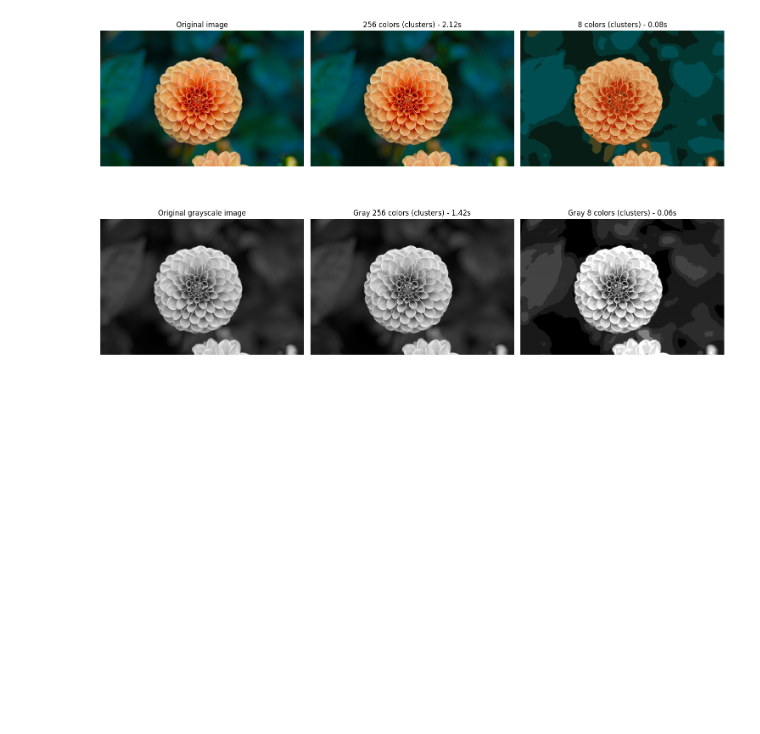
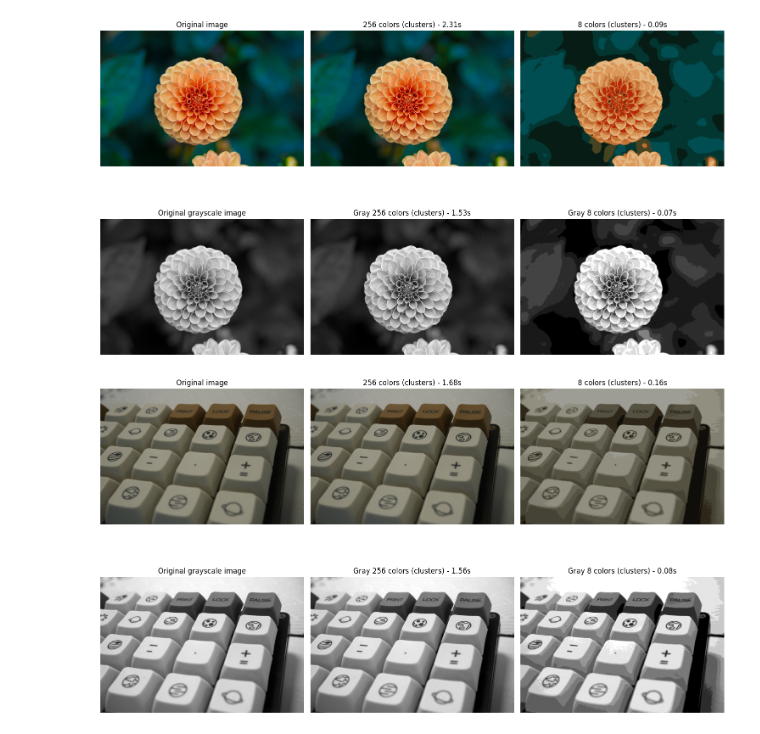
Before and after one commit to CharlyMech/IEDIB_CEIA_2024-25, a Jupyter notebook: Sistemas de Aprendizaje automatico/Bloque 4/Actividades/4.1/carlos_sanchez_recio_task.ipynb, the cells around one changed output. Drawn from its saved outputs; the diff is of its cells as text; code cells hidden in the pictures; blank space fills up the shorter version.

Commit message:
feat: custom image example

```diff
--- a/Sistemas de Aprendizaje automatico/Bloque 4/Actividades/4.1/carlos_sanchez_recio_task.ipynb
+++ b/Sistemas de Aprendizaje automatico/Bloque 4/Actividades/4.1/carlos_sanchez_recio_task.ipynb
@@ -207,3 +207,80 @@ plt.tight_layout()
 plt.show()
 # %% [output]
 [figure]
+# %%
+from PIL import Image
+import requests
+from io import BytesIO
+
+# Thois metod requests the image from the URL and returns it as a numpy array
+def get_image(url):
+	response = requests.get(url)
+	img = Image.open(BytesIO(response.content))
+	img = np.array(img, dtype=np.float64) / 255
+	return img
+
+# Example usage:
+IMAGE_URL = 'https://i.ibb.co/kQdQRRm/kb-mage-min.png' #! It needs to be a PNG image
+custom_image = get_image(IMAGE_URL)
+
+# Repeat the same proces as before
+custom_image_shape = custom_image.shape
+width, height, depth = tuple(custom_image_shape)
+assert depth == 3 # Should return 3 float/int numbers representing wifth, height and depth
+custom_image_array = np.reshape(custom_image, (width * height, depth))
+
+# Convert image to grayscale
+custom_image_gray = np.dot(custom_image[...,:3], [0.2989, 0.5870, 0.1140])
+custom_image_array_gray = np.reshape(custom_image_gray, (w * h, 1))
+
+plt.figure(figsize=(15, 10))
+
+# Original Image
+plt.subplot(2, 3, 1)
+plt.axis('off')
+plt.title(f'Original image')
+plt.imshow(custom_image)
+
+# Original Image with High number of clusters
+t = time() # Start time to calculate the time it takes to compress the image
+kmeans_high_color, labels_high_color = clusterize_image(HIGH_CLUSTERS, custom_image_array)
+plt.subplot(2, 3, 2)
+plt.axis('off')
+plt.title(f'{HIGH_CLUSTERS} colors (clusters) - {time() - t:.2f}s')
+plt.imshow(recreate_image(kmeans_high_color.cluster_centers_, labels_high_color, width, height))
+
+# Original Image with Low number of clusters
+t = time()
+kmeans_low_color, labels_low_color = clusterize_image(LOW_CLUSTERS, custom_image_array)
+plt.subplot(2, 3, 3)
+plt.axis('off')
+plt.title(f'{LOW_CLUSTERS} colors (clusters) - {time() - t:.2f}s')
+plt.imshow(recreate_image(kmeans_low_color.cluster_centers_, labels_low_color, width, height))
+
+# Grayscaled Image
+plt.subplot(2, 3, 4)
+plt.axis('off')
+plt.title('Original grayscale image')
+plt.imshow(custom_image_gray, cmap='gray') # Gray scale????????????
+
+# Grayscaled Image with High number of clusters
+t = time()
+kmeans_high_gray,	labels_high_gray = clusterize_image(HIGH_CLUSTERS, custom_image_array_gray)
+plt.subplot(2, 3, 5)
+plt.axis('off')
+plt.title(f'Gray {HIGH_CLUSTERS} colors (clusters) - {time() - t:.2f}s')
+plt.imshow(recreate_image(kmeans_high_gray.cluster_centers_, labels_high_gray, width, height), cmap='gray')
+
+# Grayscaled Image with Low number of clusters
+t = time()
+kmeans_low_gray, labels_low_gray = clusterize_image(LOW_CLUSTERS, custom_image_array_gray)
+plt.subplot(2, 3, 6)
+plt.axis('off')
+plt.title(f'Gray {LOW_CLUSTERS} colors (clusters) - {time() - t:.2f}s')
+plt.imshow(recreate_image(kmeans_low_gray.cluster_centers_, labels_low_gray, width, height), cmap='gray')
+
+
+plt.tight_layout()
+plt.show()
+# %% [output]
+[figure, added]
```
Also changed, not shown: parts of 1 cell of this notebook.
